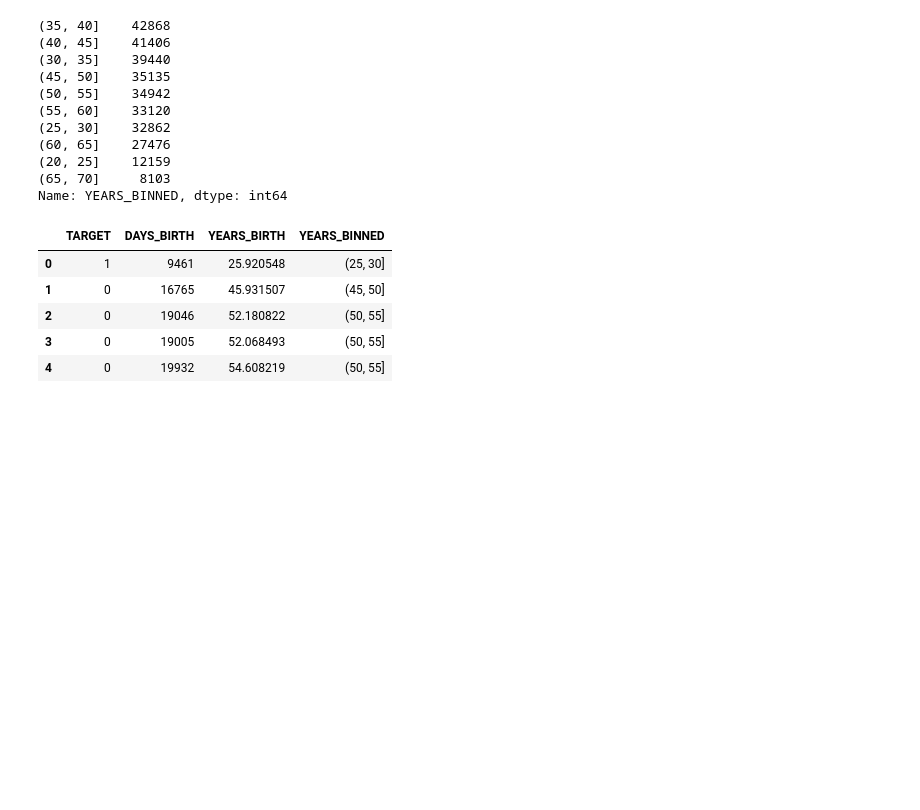
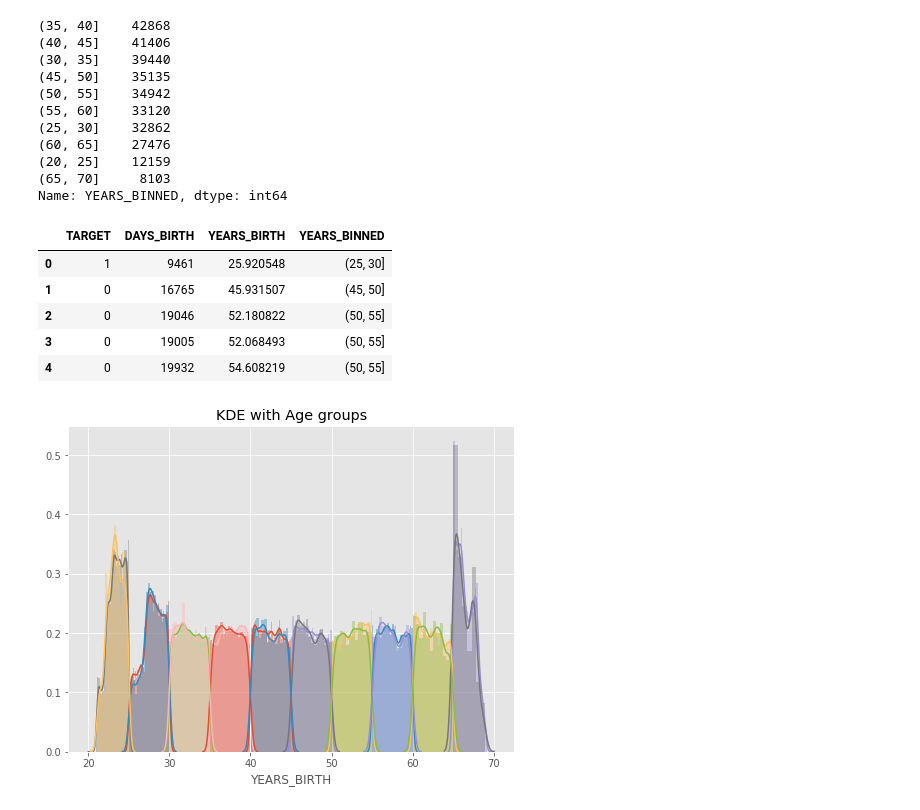
Before and after one commit to RuJun3/2nd-ML100Days, a Jupyter notebook: homework/Day_011_HW.ipynb, the cells around one changed output. Drawn from its saved outputs; the diff is of its cells as text; code cells hidden in the pictures; blank space fills up the shorter version.

```diff
--- a/homework/Day_011_HW.ipynb
+++ b/homework/Day_011_HW.ipynb
@@ -82,19 +82,21 @@ Name: YEARS_BINNED, dtype: int64
 # %%
 # 繪圖前先排序 / 分組
 """
 Your Code Here
 """
-year_group_sorted = age_data['YEARS_BINNED']
+year_group_sorted = age_data['YEARS_BINNED'].unique()
 
 plt.figure(figsize=(8,6))
 for i in range(len(year_group_sorted)):
     sns.distplot(age_data.loc[(age_data['YEARS_BINNED'] == year_group_sorted[i]) & \
                               (age_data['TARGET'] == 0), 'YEARS_BIRTH'], label = str(year_group_sorted[i]))
 
     sns.distplot(age_data.loc[(age_data['YEARS_BINNED'] == year_group_sorted[i]) & \
                               (age_data['TARGET'] == 1), 'YEARS_BIRTH'], label = str(year_group_sorted[i]))
 plt.title('KDE with Age groups')
 plt.show()
+# %% [output]
+[figure, added]
 # %%
 # 計算每個年齡區間的 Target、DAYS_BIRTH與 YEARS_BIRTH 的平均值
 age_groups  = age_data.groupby('YEARS_BINNED').mean()
```
Also changed, not shown: parts of 2 cells of this notebook.
